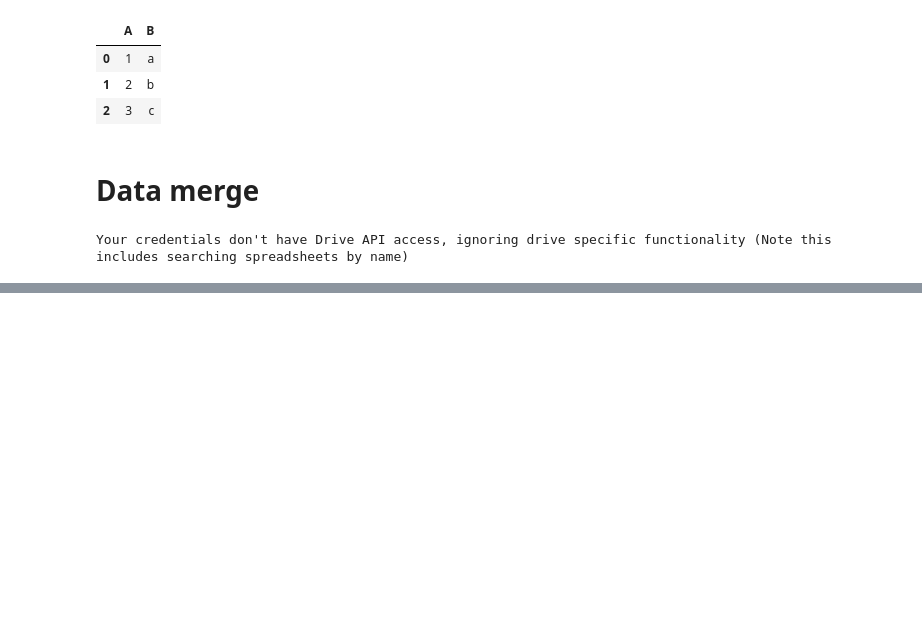
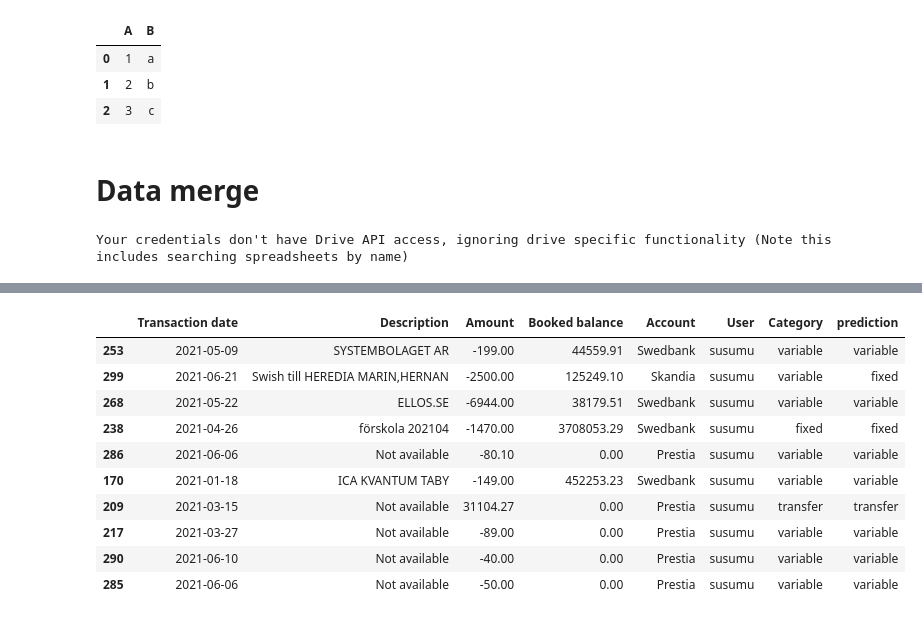
Before and after one commit to susumu2357/book, a Jupyter notebook: development.ipynb, the cells around one changed output, grey strips where cells are left out. Saved outputs shown, nothing was run; the diff lists cells and outputs as text; code cells hidden in the pictures; blank space fills up the shorter version.

```diff
--- a/development.ipynb
+++ b/development.ipynb
@@ -194,0 +358,7 @@ dm.sony('./data/YenFutsuRireki-2019-2021-2-28.xlsx', 'hiromi')
+# %%
+from sklearn.metrics import classification_report
+from sklearn.metrics import confusion_matrix
+
+y_pred = clf.predict(X_test[x_cols])
+print(classification_report(y_test, y_pred))
+print(confusion_matrix(y_test, y_pred))
@@ -194,0 +537,4 @@ dm.sony('./data/YenFutsuRireki-2019-2021-2-28.xlsx', 'hiromi')
+# %%
+dm = DataMerger()
+
+dm.train()
@@ -194,0 +569,3 @@ dm.sony('./data/YenFutsuRireki-2019-2021-2-28.xlsx', 'hiromi')
+# %%
+model = load(f'./model/model_{timestamps[-1].strftime("%Y-%m-%d-%H:%M:%S")}.joblib')
+model
@@ -194,0 +582,19 @@ dm.sony('./data/YenFutsuRireki-2019-2021-2-28.xlsx', 'hiromi')
+# %%
+df_ = dm.get_master()
+filt = df_[dm.columns[6]] != ''
+df_ = df_[filt]
+df_['prediction'] = model.predict(df_[['Description', 'Amount', 'Account', 'User']])
+
+df_.sample(n=10)
+# %% [output]
+|  | Transaction date | Description | Amount | Booked balance | Account | User | Category | prediction |
+| 253 | 2021-05-09 | SYSTEMBOLAGET AR | -199.00 | 44559.91 | Swedbank | susumu | variable | variable |
+| 299 | 2021-06-21 | Swish till HEREDIA MARIN,HERNAN | -2500.00 | 125249.10 | Skandia | susumu | variable | fixed |
+| 268 | 2021-05-22 | ELLOS.SE | -6944.00 | 38179.51 | Swedbank | susumu | variable | variable |
+| 238 | 2021-04-26 | förskola 202104 | -1470.00 | 3708053.29 | Swedbank | susumu | fixed | fixed |
+| 286 | 2021-06-06 | Not available | -80.10 | 0.00 | Prestia | susumu | variable | variable |
+| 170 | 2021-01-18 | ICA KVANTUM TABY | -149.00 | 452253.23 | Swedbank | susumu | variable | variable |
+| 209 | 2021-03-15 | Not available | 31104.27 | 0.00 | Prestia | susumu | transfer | transfer |
+| 217 | 2021-03-27 | Not available | -89.00 | 0.00 | Prestia | susumu | variable | variable |
+| 290 | 2021-06-10 | Not available | -40.00 | 0.00 | Prestia | susumu | variable | variable |
+| 285 | 2021-06-06 | Not available | -50.00 | 0.00 | Prestia | susumu | variable | variable |
```
Also changed, not shown: parts of 22 cells of this notebook, 3 other files.
